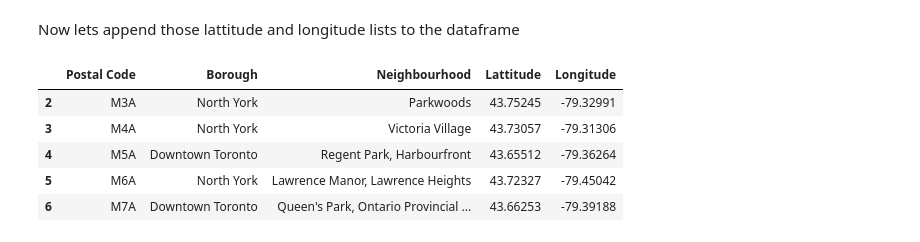
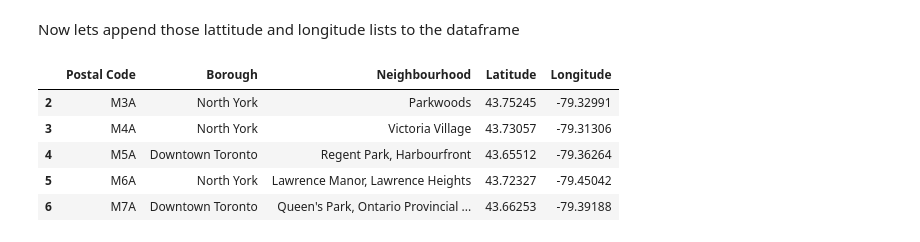
Before and after one commit to Ayy753/Coursera_Capstone, a Jupyter notebook: Segmenting and Clustering Neighborhoods in Toronto.ipynb, the cells around one changed output. Cells and saved outputs as stored; diff of their text form; code cells hidden in the pictures.

```diff
--- a/Segmenting and Clustering Neighborhoods in Toronto.ipynb
+++ b/Segmenting and Clustering Neighborhoods in Toronto.ipynb
@@ -138,12 +126,12 @@ M8Z [43.62513000000007, -79.52680999999995]
 # %% [markdown]
 Now lets append those lattitude and longitude lists to the dataframe
 # %%
-df_postalcodes['Lattitude'] = lat
+df_postalcodes['Latitude'] = lat
 df_postalcodes['Longitude'] = long
 
 df_postalcodes.head()
 # %% [output]
-|  | Postal Code | Borough | Neighbourhood | Lattitude | Longitude |
+|  | Postal Code | Borough | Neighbourhood | Latitude | Longitude |
 | 2 | M3A | North York | Parkwoods | 43.75245 | -79.32991 |
 | 3 | M4A | North York | Victoria Village | 43.73057 | -79.31306 |
 | 4 | M5A | Downtown Toronto | Regent Park, Harbourfront | 43.65512 | -79.36264 |
```
Also changed, not shown: parts of 84 cells of this notebook.
